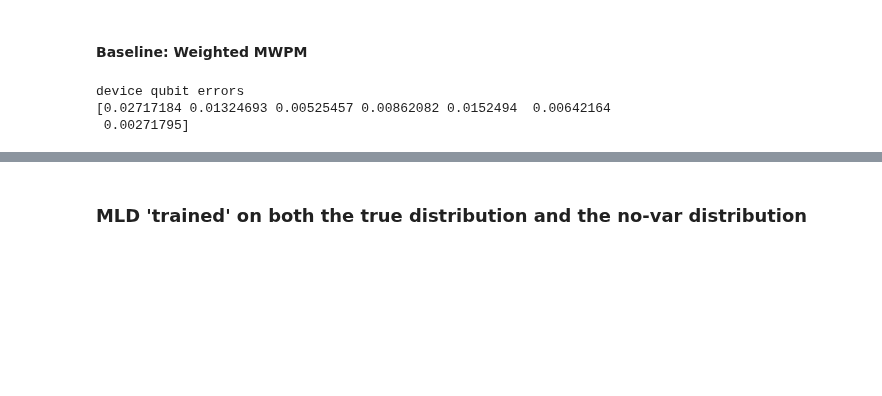
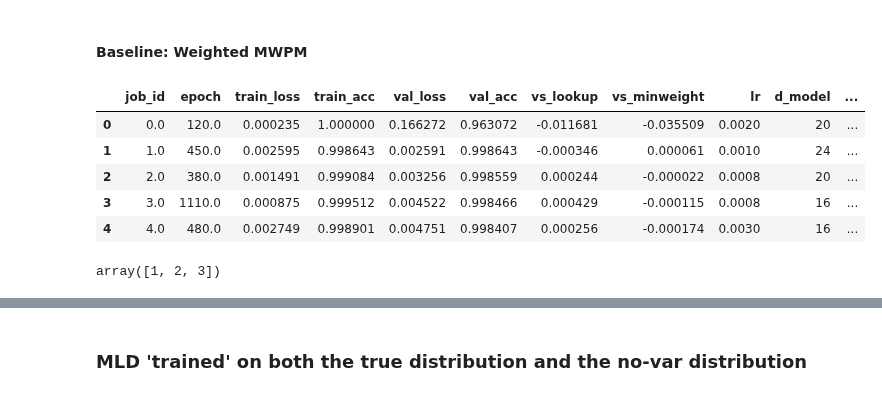
Before and after one commit to peterse/mldec, a Jupyter notebook: src/mldec/analysis/temp_fig2_expansion.ipynb, the cells around one changed output, grey strips where cells are left out. Saved outputs shown, nothing was run; the diff lists cells and outputs as text; code cells hidden in the pictures; blank space fills up the shorter version.

```diff
--- a/src/mldec/analysis/temp_fig2_expansion.ipynb
+++ b/src/mldec/analysis/temp_fig2_expansion.ipynb
@@ -23,5 +17,26 @@ TO REMOVE:
+# %%
+toric_code_dir = "./results/transformer-toric-code-v4.1"
+steane_code_dir = "./results/transformer-steane-code-v4.1"
+fivequbit_code_dir = "./results/transformer-fivequbit-code-v4.1"
+
+toric_code_df = analysis.recover_unfinished_run(toric_code_dir)
+steane_code_df = analysis.recover_unfinished_run(steane_code_dir)
+fivequbit_code_df = pd.read_csv(os.path.join(fivequbit_code_dir, "transformer_fivequbit_code_results.csv"))
 # %% [markdown]
 ## Run analysis
 # %% [markdown]
 #### Baseline: Weighted MWPM
+# %%
+toric_code_df.head()
+# %% [output]
+|  | job_id | epoch | train_loss | train_acc | val_loss | val_acc | vs_lookup | vs_minweight | lr | d_model | ... |
+| 0 | 0.0 | 120.0 | 0.000235 | 1.000000 | 0.166272 | 0.963072 | -0.011681 | -0.035509 | 0.0020 | 20 | ... |
+| 1 | 1.0 | 450.0 | 0.002595 | 0.998643 | 0.002591 | 0.998643 | -0.000346 | 0.000061 | 0.0010 | 24 | ... |
+| 2 | 2.0 | 380.0 | 0.001491 | 0.999084 | 0.003256 | 0.998559 | 0.000244 | -0.000022 | 0.0008 | 20 | ... |
+| 3 | 3.0 | 1110.0 | 0.000875 | 0.999512 | 0.004522 | 0.998466 | 0.000429 | -0.000115 | 0.0008 | 16 | ... |
+| 4 | 4.0 | 480.0 | 0.002749 | 0.998901 | 0.004751 | 0.998407 | 0.000256 | -0.000174 | 0.0030 | 16 | ... |
+# %%
+fivequbit_code_df["beta"].unique()
+# %% [output]
+array([1, 2, 3])
 # %%
@@ -34,16 +48,0 @@ X, Y, val_weights = single_round_code_data.create_dataset_training(n, dataset_co
-# %%
-error_probs = single_round_code_data.make_variance_noise_model(n, dataset_config, return_probs=True)
-print("device qubit errors")
-print(error_probs)
-# for beta in np.linspace(0.75, 3, 10):
-for beta in [1]:
-    adjusted_probs = error_probs * beta
-    adjusted_probs = np.ones(n) * ptrue * beta
-    # minimum_weight_decoder = baselines.MinimumWeightPerfectMatching()
-    # minimum_weight_decoder.make_decoder(None, None, error_probs=error_probs)
-    # minimum_weight_val_acc = evaluation.weighted_accuracy(minimum_weight_decoder, X, Y, val_weights)
-    # print("minweight acc: {}".format(minimum_weight_val_acc))
-# %% [output]
-device qubit errors
-[0.02717184 0.01324693 0.00525457 0.00862082 0.0152494  0.00642164
- 0.00271795]
```
Also changed, not shown: parts of 10 cells of this notebook, 2 other files.
